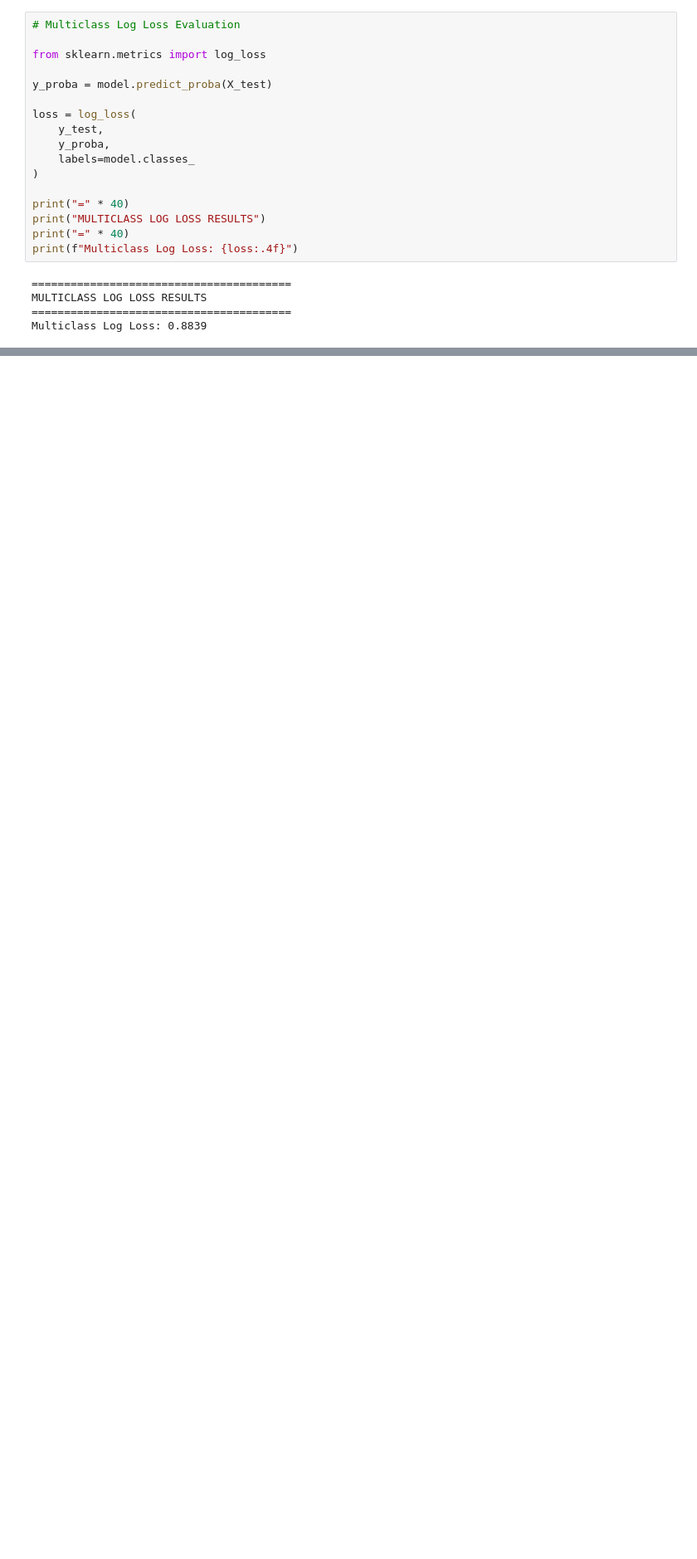
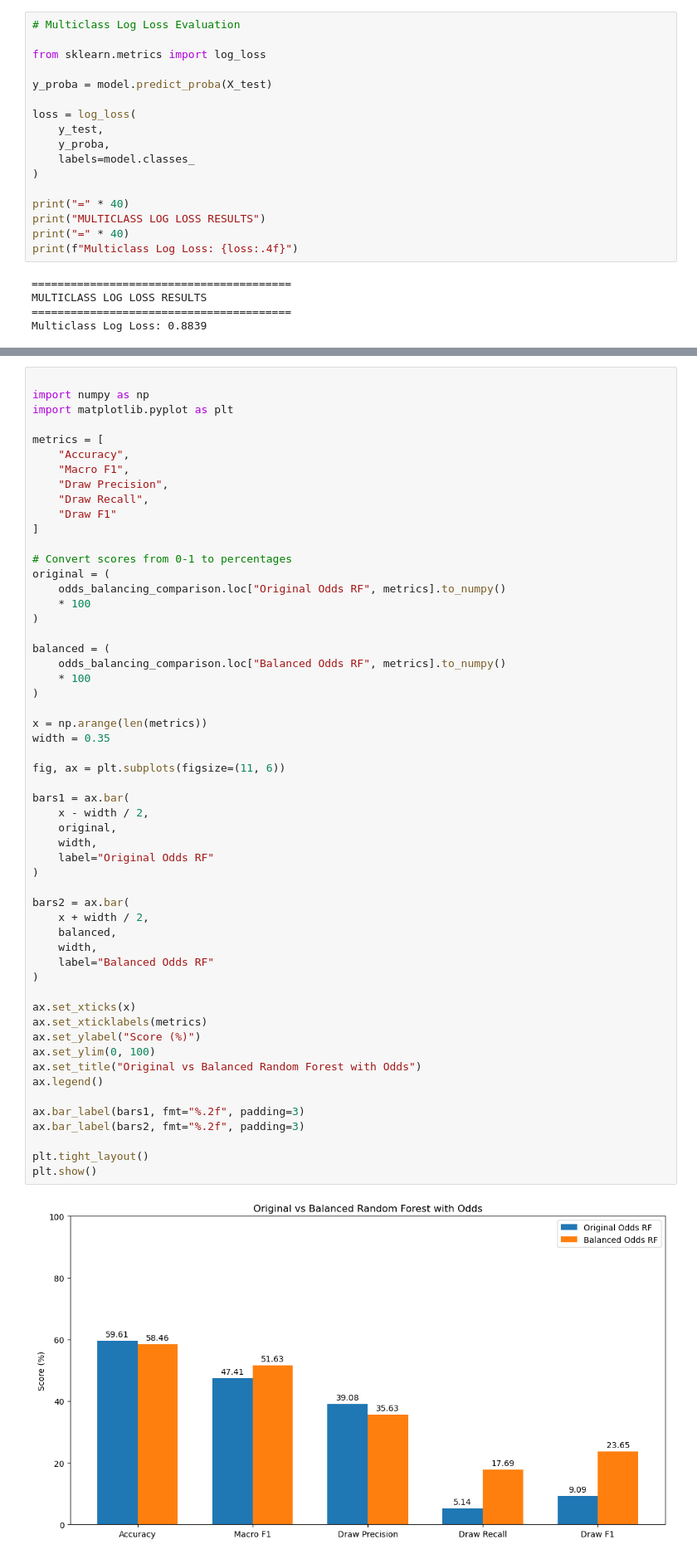
Before and after one commit to MichaelTM15/Sprint-1, a Jupyter notebook: BingquanW/05_RandomForest_WithOdds/RandomForest_WithOdds.ipynb, the cells around one changed output, grey strips where cells are left out. Shown at 83% size. Saved outputs shown, nothing was run; the diff lists cells and outputs as text; blank space fills up the shorter version.

```diff
--- a/BingquanW/05_RandomForest_WithOdds/RandomForest_WithOdds.ipynb
+++ b/BingquanW/05_RandomForest_WithOdds/RandomForest_WithOdds.ipynb
@@ -493,0 +731,57 @@ Multiclass Log Loss: 0.8839
+# %%
+
+import numpy as np
+import matplotlib.pyplot as plt
+
+metrics = [
+    "Accuracy",
+    "Macro F1",
+    "Draw Precision",
+    "Draw Recall",
+    "Draw F1"
+]
+
+# Convert scores from 0-1 to percentages
+original = (
+    odds_balancing_comparison.loc["Original Odds RF", metrics].to_numpy()
+    * 100
+)
+
+balanced = (
+    odds_balancing_comparison.loc["Balanced Odds RF", metrics].to_numpy()
+    * 100
+)
+
+x = np.arange(len(metrics))
+width = 0.35
+
+fig, ax = plt.subplots(figsize=(11, 6))
+
+bars1 = ax.bar(
+    x - width / 2,
+    original,
+    width,
+    label="Original Odds RF"
+)
+
+bars2 = ax.bar(
+    x + width / 2,
+    balanced,
+    width,
+    label="Balanced Odds RF"
+)
+
+ax.set_xticks(x)
+ax.set_xticklabels(metrics)
+ax.set_ylabel("Score (%)")
+ax.set_ylim(0, 100)
+ax.set_title("Original vs Balanced Random Forest with Odds")
+ax.legend()
+
+ax.bar_label(bars1, fmt="%.2f", padding=3)
+ax.bar_label(bars2, fmt="%.2f", padding=3)
+
+plt.tight_layout()
+plt.show()
+# %% [output]
+[figure, added]
```
Also changed, not shown: parts of 12 cells of this notebook, 10 other files.
